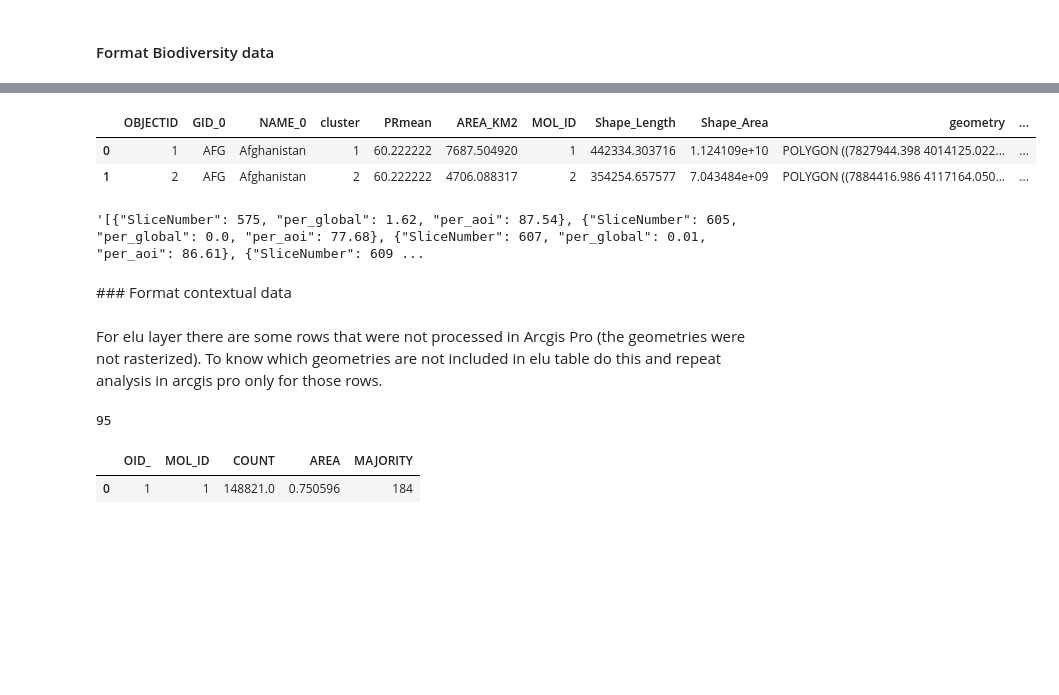
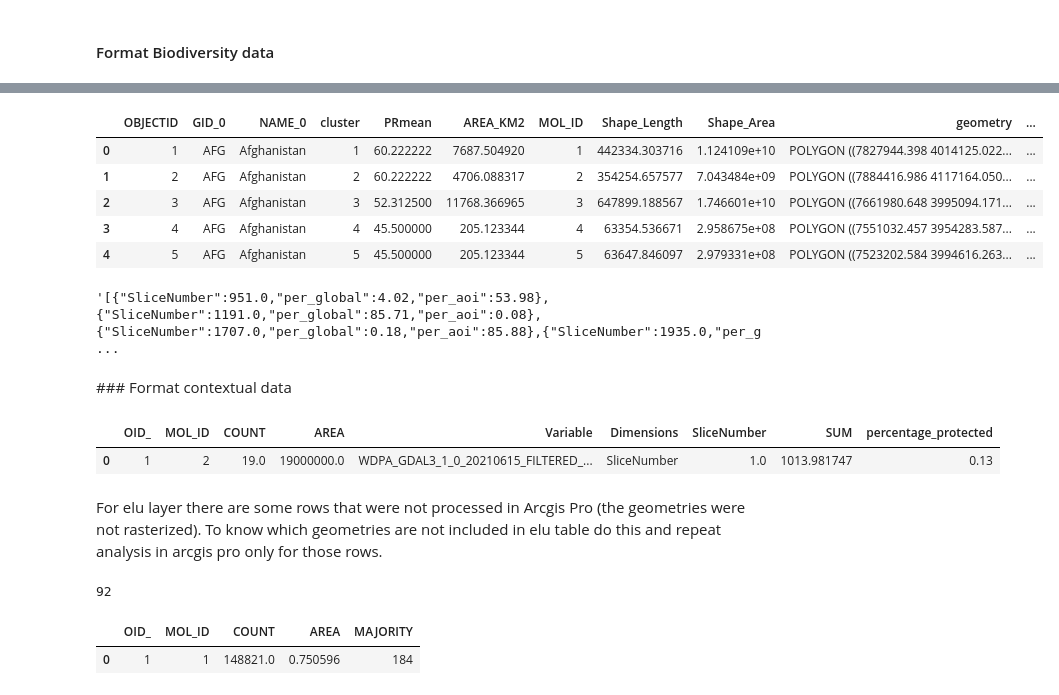
Before and after one commit to Vizzuality/he-scratchfolder, a Jupyter notebook: Places_HE_Future.ipynb, the cells around one changed output, grey strips where cells are left out. Drawn from its saved outputs; the diff is of its cells as text; code cells hidden in the pictures; blank space fills up the shorter version.

```diff
--- a/Places_HE_Future.ipynb
+++ b/Places_HE_Future.ipynb
@@ -62,0 +91,4 @@ places.head()
+# %%
+bad_geom = [62, 69, 73, 194]
+places = places[~places['MOL_ID'].isin(bad_geom)]
+len(places)
@@ -139,7 +99,37 @@ Wall time: 35min 51s
-# %%
-dff.head(2)
-# %% [output]
-|  | OBJECTID | GID_0 | NAME_0 | cluster | PRmean | AREA_KM2 | MOL_ID | Shape_Length | Shape_Area | geometry | ... |
-| 0 | 1 | AFG | Afghanistan | 1 | 60.222222 | 7687.504920 | 1 | 442334.303716 | 1.124109e+10 | POLYGON ((7827944.398 4014125.022... | ... |
-| 1 | 2 | AFG | Afghanistan | 2 | 60.222222 | 4706.088317 | 2 | 354254.657577 | 7.043484e+09 | POLYGON ((7884416.986 4117164.050... | ... |
+# %%
+### Ids of lookup tables for each taxa in ArcGIS online
+lookups = {'amphibians':'c221a727e12048b2a6ec8e762bc5f478',
+         'birds':'bcb31fd9091446a0af3cfdaed334a8da',
+         'mammals':'212a3dd4665845deb5d2adf5b597aae0',
+         'reptiles':'5b606a03b3fc431e8d4b9191c88bc2b9'}
+
+# Get data for all taxa
+amphibians = format_df(path_in, 'Sample_amph_nozeroes.csv', lookups['amphibians'])
+birds = format_df(path_in, 'Sample_birds_nozeroes.csv', lookups['birds'])
+mammals = format_df(path_in, 'Sample_mammals_nozeroes.csv', lookups['mammals'])
+reptiles = format_df(path_in, 'Sample_reptiles_nozeroes.csv', lookups['reptiles'])
+# %%
+# Format biodiversity data
+amphibians = amphibians.groupby('MOL_ID')[['SliceNumber', 'per_global', 'per_aoi']].apply(lambda x: x.to_json(orient='records')).to_frame('amphibians').reset_index()
+birds = birds.groupby('MOL_ID')[['SliceNumber', 'per_global', 'per_aoi']].apply(lambda x: x.to_json(orient='records')).to_frame('birds').reset_index()
+mammals = mammals.groupby('MOL_ID')[['SliceNumber', 'per_global', 'per_aoi']].apply(lambda x: x.to_json(orient='records')).to_frame('mammals').reset_index()
+reptiles = reptiles.groupby('MOL_ID')[['SliceNumber', 'per_global', 'per_aoi']].apply(lambda x: x.to_json(orient='records')).to_frame('reptiles').reset_index()
+# %%
+# Merge biodiversity data
+places = pd.merge(places, amphibians, how='left', on = 'MOL_ID')
+places = pd.merge(places, birds, how='left', on = 'MOL_ID')
+places = pd.merge(places, mammals, how='left', on = 'MOL_ID')
+places = pd.merge(places, reptiles, how='left', on = 'MOL_ID')
+places.head()
+# %% [output]
+|  | OBJECTID | GID_0 | NAME_0 | cluster | PRmean | AREA_KM2 | MOL_ID | Shape_Length | Shape_Area | geometry | ... |
+| 0 | 1 | AFG | Afghanistan | 1 | 60.222222 | 7687.504920 | 1 | 442334.303716 | 1.124109e+10 | POLYGON ((7827944.398 4014125.022... | ... |
+| 1 | 2 | AFG | Afghanistan | 2 | 60.222222 | 4706.088317 | 2 | 354254.657577 | 7.043484e+09 | POLYGON ((7884416.986 4117164.050... | ... |
+| 2 | 3 | AFG | Afghanistan | 3 | 52.312500 | 11768.366965 | 3 | 647899.188567 | 1.746601e+10 | POLYGON ((7661980.648 3995094.171... | ... |
+| 3 | 4 | AFG | Afghanistan | 4 | 45.500000 | 205.123344 | 4 | 63354.536671 | 2.958675e+08 | POLYGON ((7551032.457 3954283.587... | ... |
+| 4 | 5 | AFG | Afghanistan | 5 | 45.500000 | 205.123344 | 5 | 63647.846097 | 2.979331e+08 | POLYGON ((7523202.584 3994616.263... | ... |
+# %%
+places.loc[places['MOL_ID']==1,'amphibians'].values[0]
+# %% [output]
+'[{"SliceNumber":951.0,"per_global":4.02,"per_aoi":53.98},{"SliceNumber":1191.0,"per_global":85.71,"per_aoi":0.08},{"SliceNumber":1707.0,"per_global":0.18,"per_aoi":85.88},{"SliceNumber":1935.0,"per_g ...
 # %%
@@ -148,7 +138,3 @@ dff.to_csv("{0}/top_places_precalculated_biodiv.csv".format(path))
-# %%
-dff.loc[dff['MOL_ID']==20,'mammals'].values[0]
-# %% [output]
-'[{"SliceNumber": 575, "per_global": 1.62, "per_aoi": 87.54}, {"SliceNumber": 605, "per_global": 0.0, "per_aoi": 77.68}, {"SliceNumber": 607, "per_global": 0.01, "per_aoi": 86.61}, {"SliceNumber": 609 ...
 # %% [markdown]
 ### Format contextual data
 # %%
@@ -166,14 +151,19 @@ cont_lookups={'elu':'83802a7fa3d34c1fa40844fc14683966',
 elu = elu.rename(columns ={'OBJECTID_1':'MOL_ID'})
 le = le.rename(columns ={'OBJECTID_1':'MOL_ID'})
 pop = pop.rename(columns ={'OBJECTID_1':'MOL_ID'})
+# %%
+wp.head(1)
+# %% [output]
+|  | OID_ | MOL_ID | COUNT | AREA | Variable | Dimensions | SliceNumber | SUM | percentage_protected |
+| 0 | 1 | 2 | 19.0 | 19000000.0 | WDPA_GDAL3_1_0_20210615_FILTERED_... | SliceNumber | 1.0 | 1013.981747 | 0.13 |
 # %% [markdown]
 For elu layer there are some rows that were not processed in Arcgis Pro (the geometries were not rasterized). To know which geometries are not included in elu table do this and repeat analysis in arcgis pro only for those rows.
 # %%
 l = list(range(1,1926))
 # %%
-l = list(set(dff.MOL_ID) - set(elu.MOL_ID))
+l = list(set(places.MOL_ID) - set(elu.MOL_ID))
 len(l) # number of geometries that have no elu data, repeat analysis in ArcGIS Pro for those
 # %% [output]
-95
+92
 # %%
 # Read elu table with new rows
```
Also changed, not shown: parts of 46 cells of this notebook.
